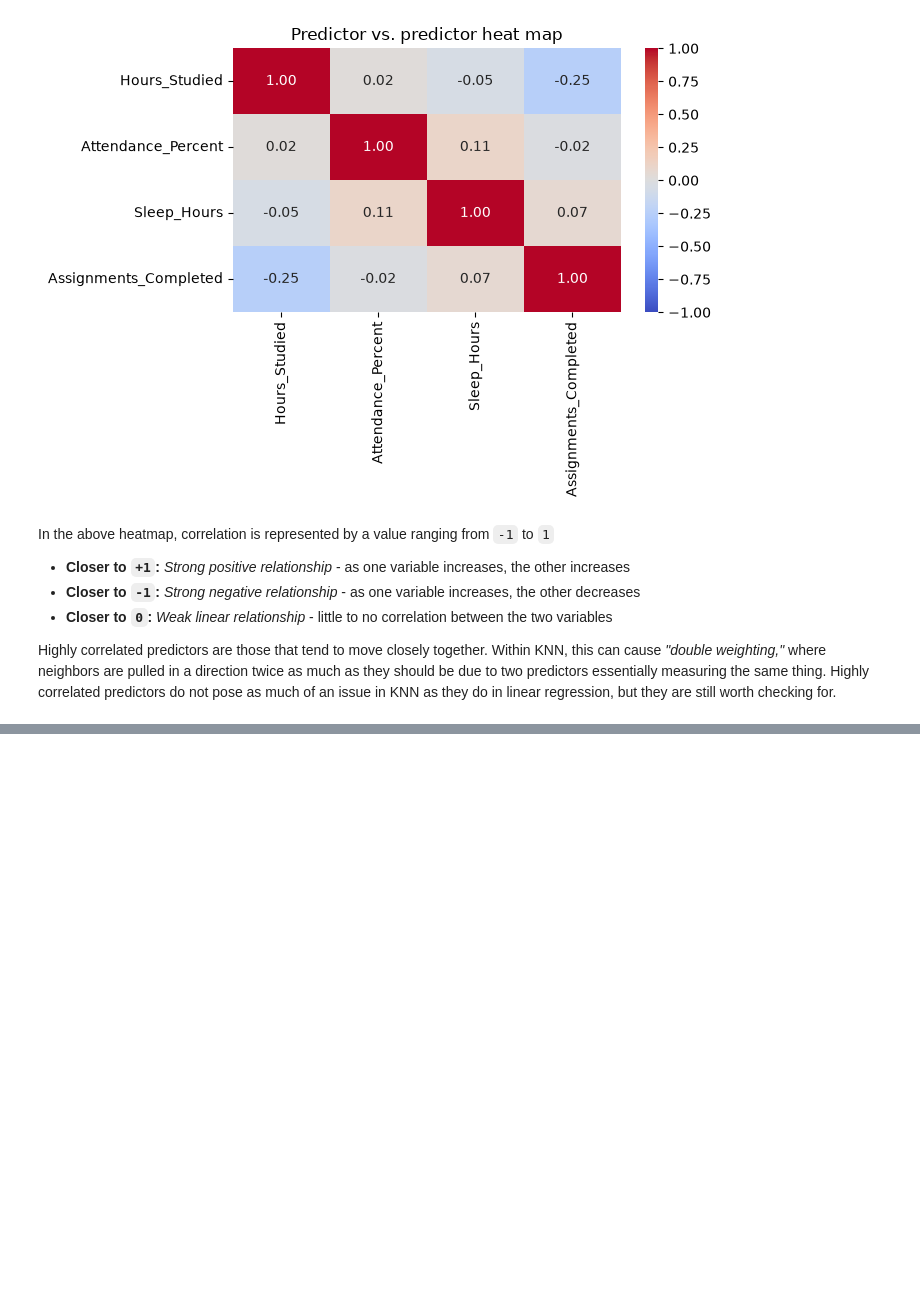
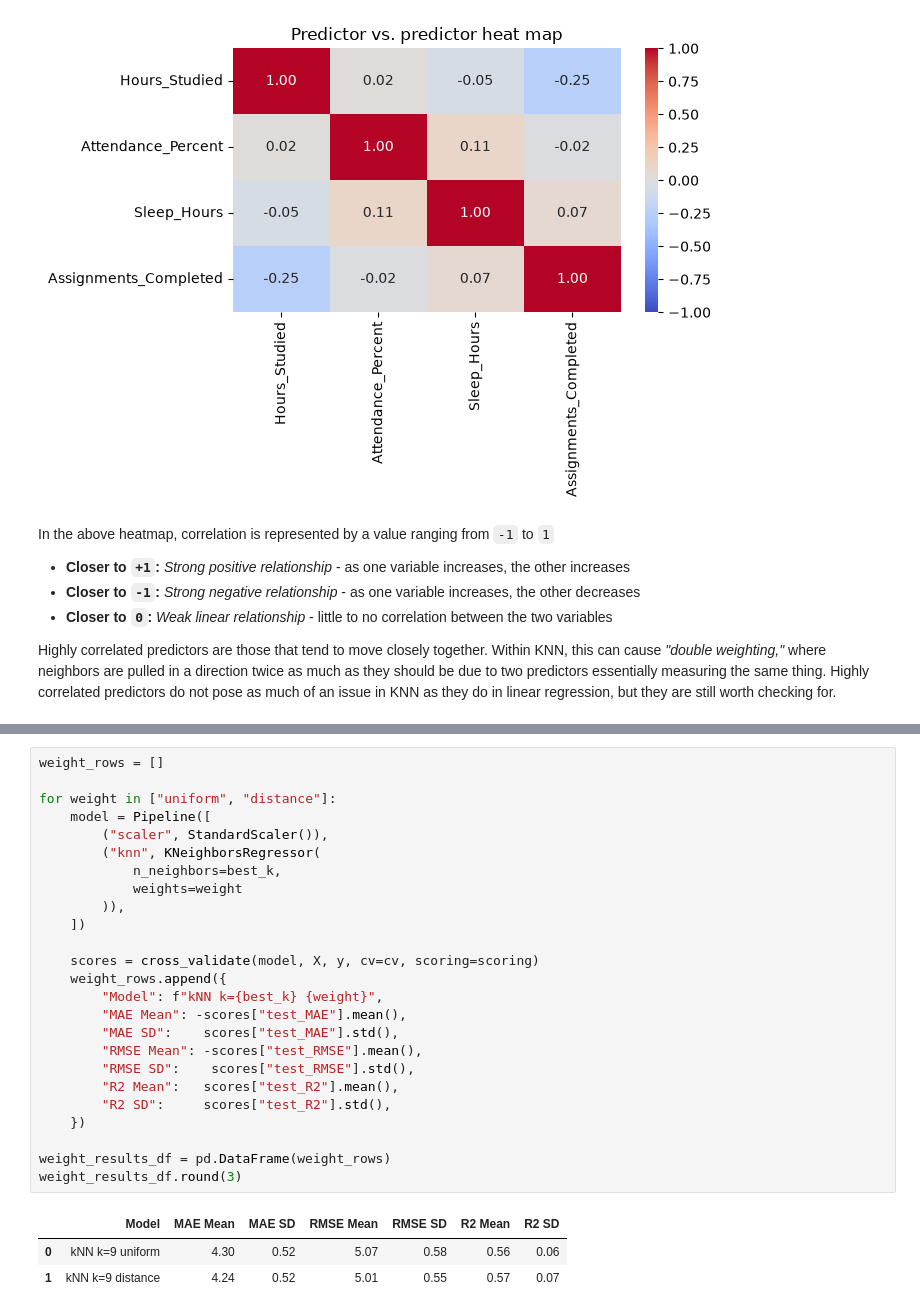
Before and after one commit to madewitt55/cs407-regression-activities, a Jupyter notebook: knn_regression/knn_regression.ipynb, the cells around one changed output, grey strips where cells are left out. Saved outputs shown, nothing was run; the diff lists cells and outputs as text; blank space fills up the shorter version.

```diff
--- a/knn_regression/knn_regression.ipynb
+++ b/knn_regression/knn_regression.ipynb
@@ -270,0 +504,29 @@ The predictors will stay in their original form for now. Scaling will be done la
+# %%
+weight_rows = []
+
+for weight in ["uniform", "distance"]:
+    model = Pipeline([
+        ("scaler", StandardScaler()),
+        ("knn", KNeighborsRegressor(
+            n_neighbors=best_k,
+            weights=weight
+        )),
+    ])
+
+    scores = cross_validate(model, X, y, cv=cv, scoring=scoring)
+    weight_rows.append({
+        "Model": f"kNN k={best_k} {weight}",
+        "MAE Mean": -scores["test_MAE"].mean(),
+        "MAE SD":    scores["test_MAE"].std(),
+        "RMSE Mean": -scores["test_RMSE"].mean(),
+        "RMSE SD":    scores["test_RMSE"].std(),
+        "R2 Mean":   scores["test_R2"].mean(),
+        "R2 SD":     scores["test_R2"].std(),
+    })
+
+weight_results_df = pd.DataFrame(weight_rows)
+weight_results_df.round(3)
+# %% [output]
+|  | Model | MAE Mean | MAE SD | RMSE Mean | RMSE SD | R2 Mean | R2 SD |
+| 0 | kNN k=9 uniform | 4.30 | 0.52 | 5.07 | 0.58 | 0.56 | 0.06 |
+| 1 | kNN k=9 distance | 4.24 | 0.52 | 5.01 | 0.55 | 0.57 | 0.07 |
```
Also changed, not shown: parts of 37 cells of this notebook.
